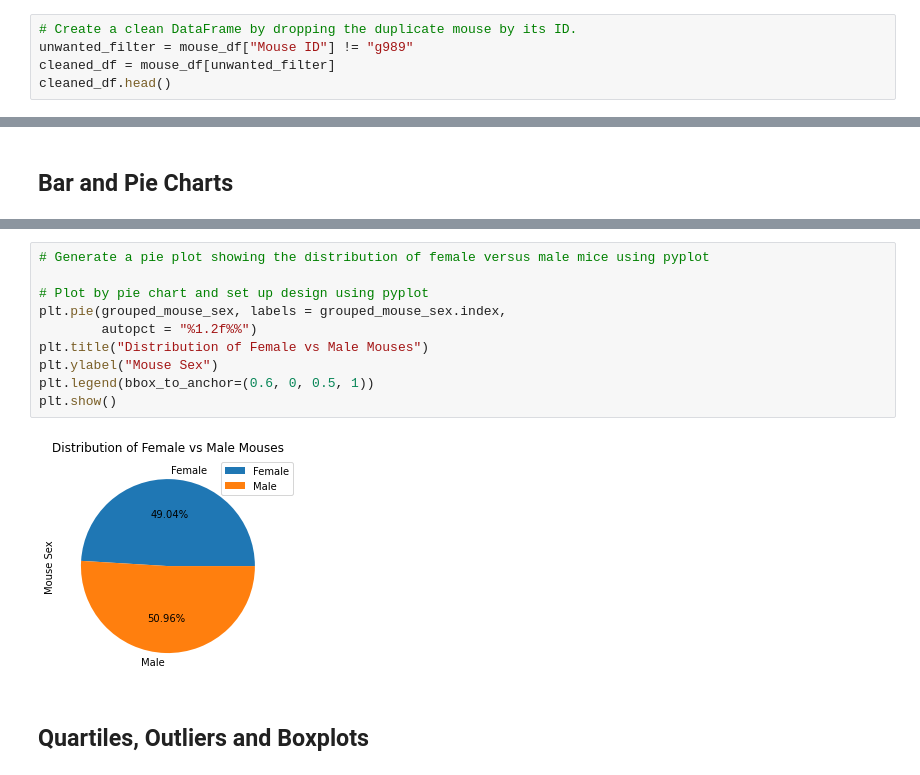
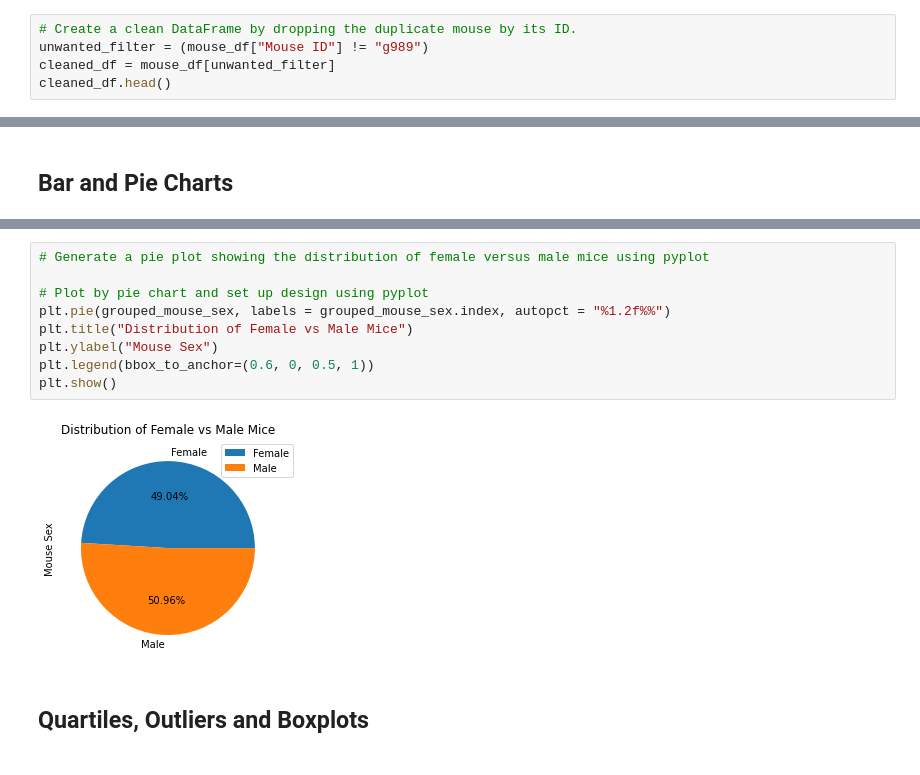
Before and after one commit to kk-deng/Pymaceuticals-Matplotlib, a Jupyter notebook: pymaceuticals_starter.ipynb, the cells around one changed output, grey strips where cells are left out. Cells and saved outputs as stored; diff of their text form.

```diff
--- a/pymaceuticals_starter.ipynb
+++ b/pymaceuticals_starter.ipynb
@@ -84,7 +84,7 @@ mouse_df[mouse_df["Mouse ID"] == "g989"]
 | 920 | g989 | Propriva | Female | 21 | 26 | 35 | 62.570880 | ... |
 # %%
 # Create a clean DataFrame by dropping the duplicate mouse by its ID.
-unwanted_filter = mouse_df["Mouse ID"] != "g989"
+unwanted_filter = (mouse_df["Mouse ID"] != "g989")
 cleaned_df = mouse_df[unwanted_filter]
 cleaned_df.head()
 # %% [output]
@@ -224,15 +221,14 @@ mouse_pie.legend(loc = (0.75, 0.82))
 # %%
 # Generate a pie plot showing the distribution of female versus male mice using pyplot
 
 # Plot by pie chart and set up design using pyplot
-plt.pie(grouped_mouse_sex, labels = grouped_mouse_sex.index,
-        autopct = "%1.2f%%")
-plt.title("Distribution of Female vs Male Mouses")
+plt.pie(grouped_mouse_sex, labels = grouped_mouse_sex.index, autopct = "%1.2f%%")
+plt.title("Distribution of Female vs Male Mice")
 plt.ylabel("Mouse Sex")
 plt.legend(bbox_to_anchor=(0.6, 0, 0.5, 1))
 plt.show()
 # %% [output]
-[figure, old version]
+[figure, new version]
 # %% [markdown]
 ## Quartiles, Outliers and Boxplots
 # %%
```
Also changed, not shown: parts of 7 cells of this notebook, 1 other file.
